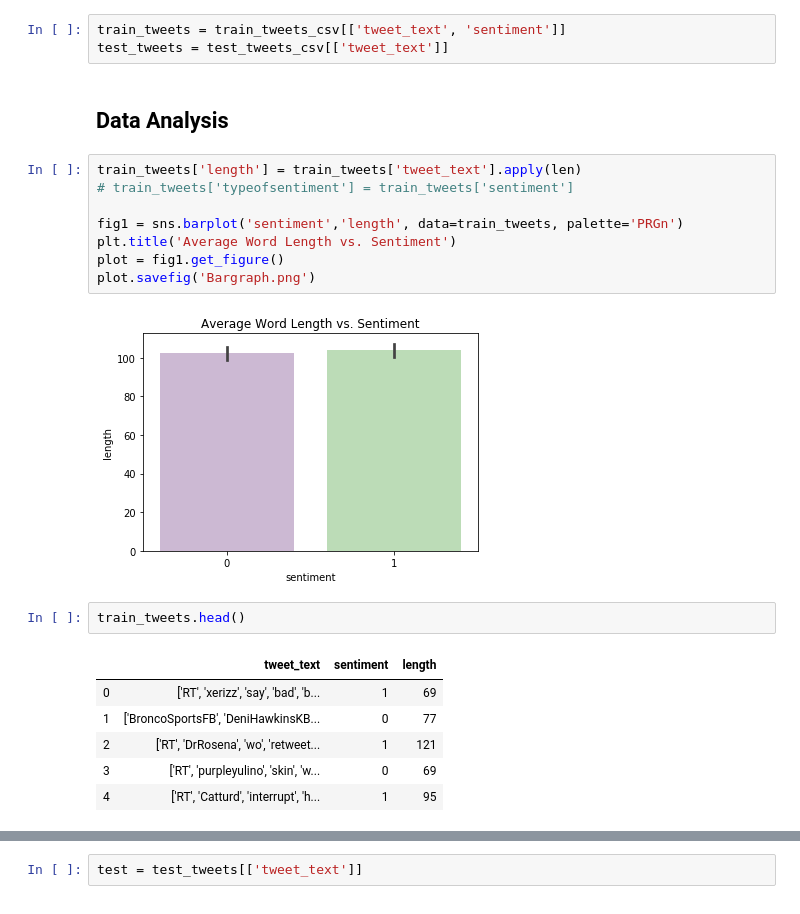
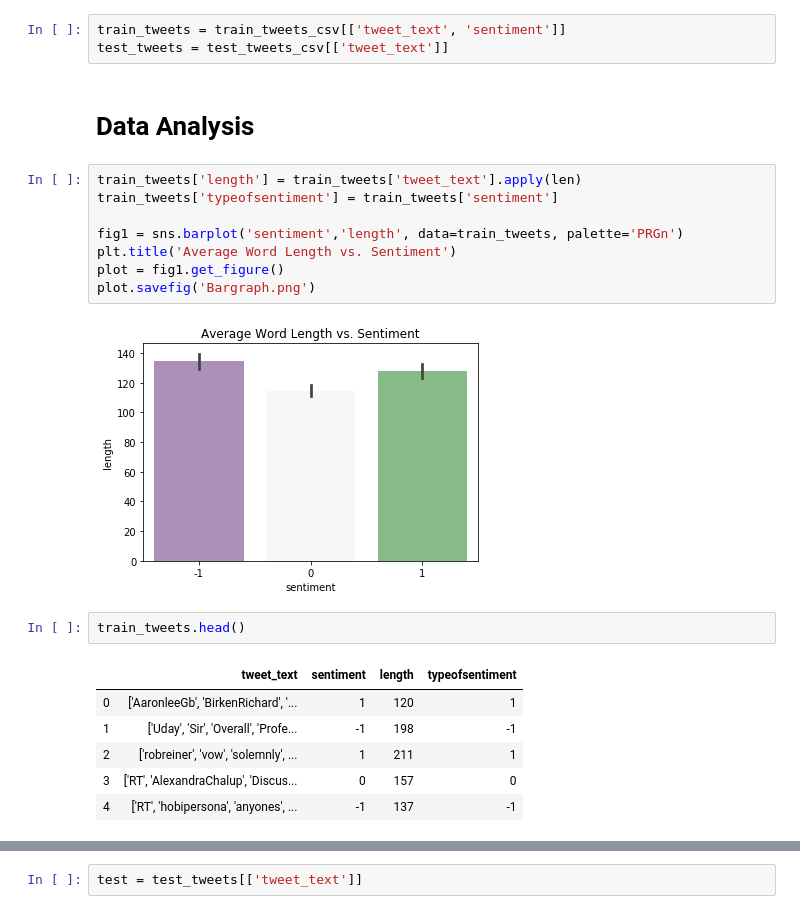
Before and after one commit to nagmak/tweet-toxicity-analyzer, a Jupyter notebook: model_generator.ipynb, the cells around one changed output, grey strips where cells are left out. Drawn from its saved outputs; the diff is of its cells as text.

Commit message:
re-ran models with new data

```diff
--- a/model_generator.ipynb
+++ b/model_generator.ipynb
@@ -19,26 +19,26 @@ test_tweets_csv = pd.read_csv('test_tweets.csv')
 train_tweets = train_tweets_csv[['tweet_text', 'sentiment']]
 test_tweets = test_tweets_csv[['tweet_text']]
 # %% [markdown]
-## Data Analysis
+# Data Analysis
 # %%
 train_tweets['length'] = train_tweets['tweet_text'].apply(len)
-# train_tweets['typeofsentiment'] = train_tweets['sentiment']
+train_tweets['typeofsentiment'] = train_tweets['sentiment']
 
 fig1 = sns.barplot('sentiment','length', data=train_tweets, palette='PRGn')
 plt.title('Average Word Length vs. Sentiment')
 plot = fig1.get_figure()
 plot.savefig('Bargraph.png')
 # %% [output]
-[figure, old version]
+[figure, new version]
 # %%
 train_tweets.head()
 # %% [output]
-|  | tweet_text | sentiment | length |
-| 0 | ['RT', 'xerizz', 'say', 'bad', 'b... | 1 | 69 |
-| 1 | ['BroncoSportsFB', 'DeniHawkinsKB... | 0 | 77 |
-| 2 | ['RT', 'DrRosena', 'wo', 'retweet... | 1 | 121 |
-| 3 | ['RT', 'purpleyulino', 'skin', 'w... | 0 | 69 |
-| 4 | ['RT', 'Catturd', 'interrupt', 'h... | 1 | 95 |
+|  | tweet_text | sentiment | length | typeofsentiment |
+| 0 | ['AaronleeGb', 'BirkenRichard', '... | 1 | 120 | 1 |
+| 1 | ['Uday', 'Sir', 'Overall', 'Profe... | -1 | 198 | -1 |
+| 2 | ['robreiner', 'vow', 'solemnly', ... | 1 | 211 | 1 |
+| 3 | ['RT', 'AlexandraChalup', 'Discus... | 0 | 157 | 0 |
+| 4 | ['RT', 'hobipersona', 'anyones', ... | -1 | 137 | -1 |
 # %%
 plot_size = plt.rcParams["figure.figsize"]
 print(plot_size[0])
```
Also changed, not shown: parts of 14 cells of this notebook, 3 other files.
